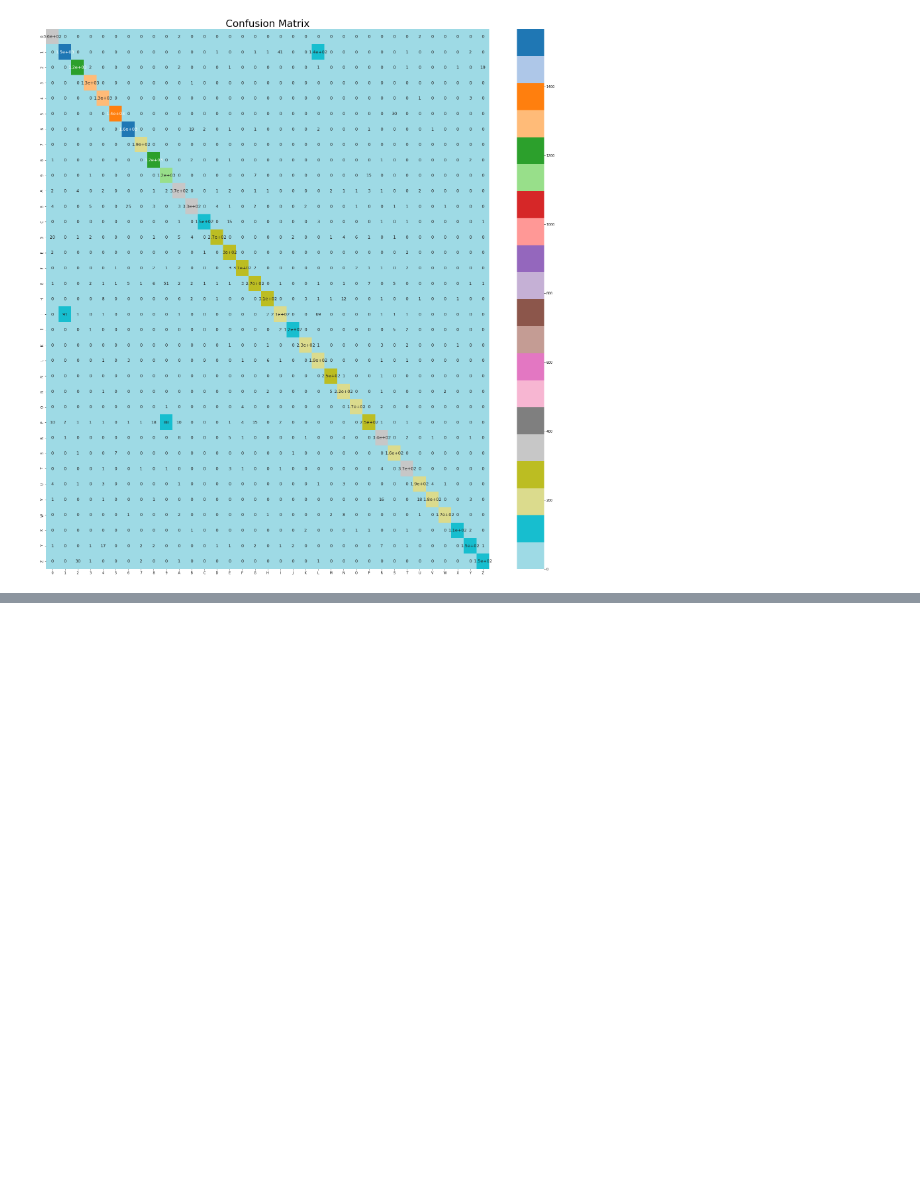
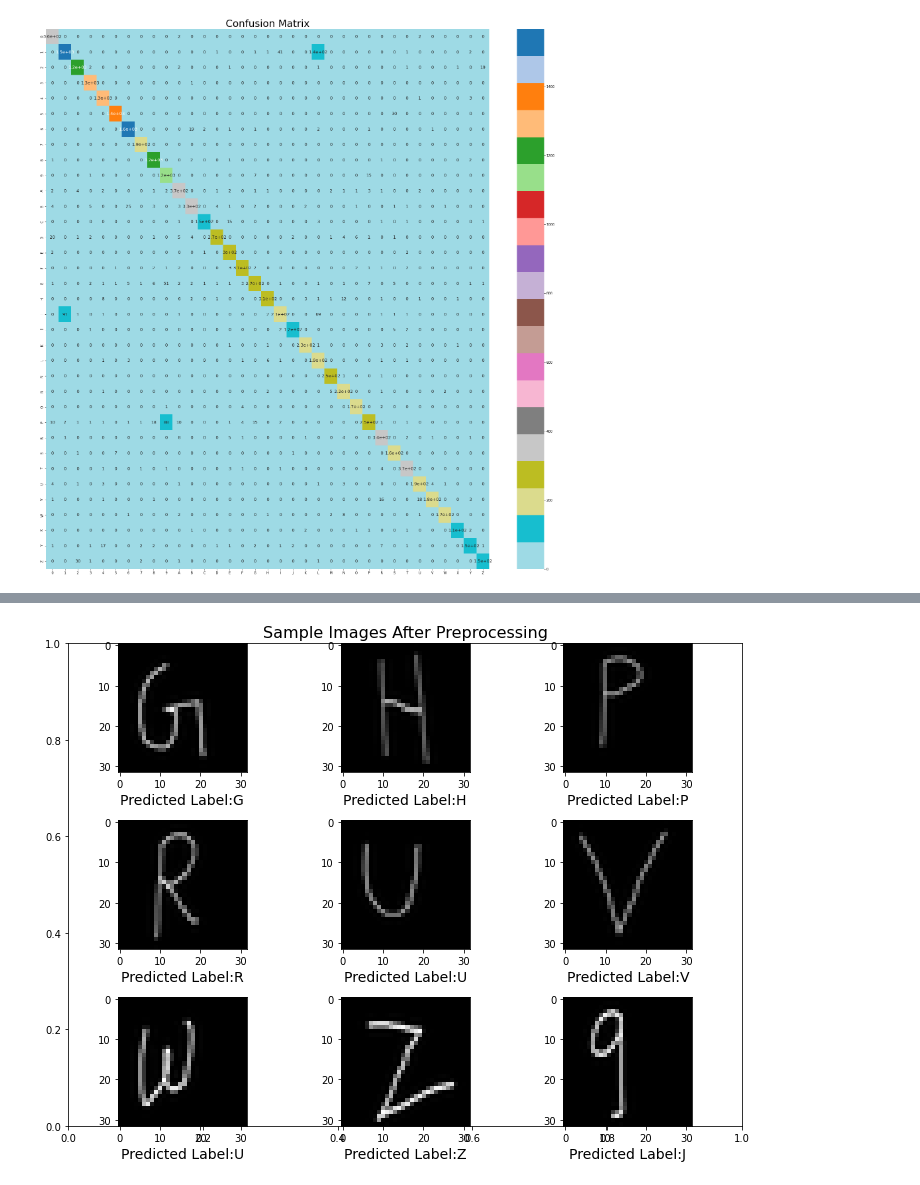
Before and after one commit to bkhyat/OCR-using-CNN, a Jupyter notebook: CNN_Notebook.ipynb, the cells around one changed output, grey strips where cells are left out. Cells and saved outputs as stored; diff of their text form; code cells hidden in the pictures; blank space fills up the shorter version.

```diff
--- a/CNN_Notebook.ipynb
+++ b/CNN_Notebook.ipynb
@@ -583,0 +590,3 @@ sample_images[0].shape
+# %%
+for i in range(len(images)):
+    print(images[i].shape)
@@ -583,0 +657,4 @@ sample_images[0].shape
+# %%
+make_prediction()
+# %% [output]
+[figure, added]
```
Also changed, not shown: parts of 6 cells of this notebook.
